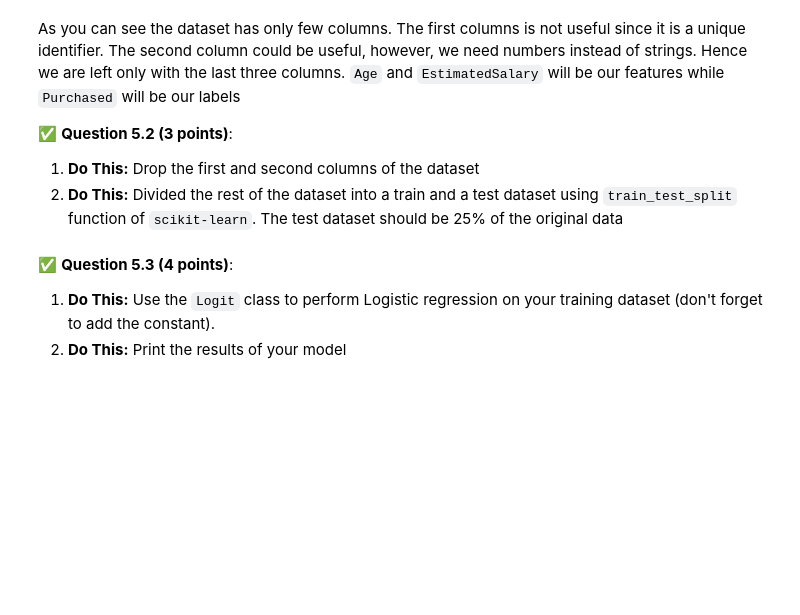
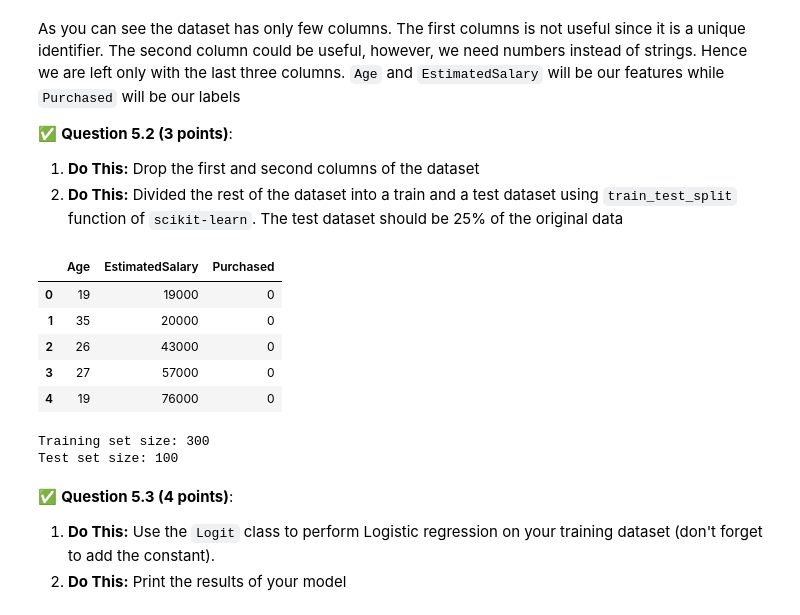
Before and after one commit to Zwillbeast659/CMSE202-f25-turnin, a Jupyter notebook: hw-03/HW-03_Regression-F25-STUDENT.ipynb, the cells around one changed output. Drawn from its saved outputs; the diff is of its cells as text; code cells hidden in the pictures; blank space fills up the shorter version.

```diff
--- a/hw-03/HW-03_Regression-F25-STUDENT.ipynb
+++ b/hw-03/HW-03_Regression-F25-STUDENT.ipynb
@@ -504,6 +514,29 @@ As you can see the dataset has only few columns. The first columns is not useful
 2. **Do This:** Divided the rest of the dataset into a train and a test dataset using `train_test_split` function of `scikit-learn`. The test dataset should be 25% of the original data
 # %%
 # Put your code here
+ads_df_clean = ads_df.drop(columns=['User ID', 'Gender'])
+ads_df_clean.head()
+# %% [output]
+|  | Age | EstimatedSalary | Purchased |
+| 0 | 19 | 19000 | 0 |
+| 1 | 35 | 20000 | 0 |
+| 2 | 26 | 43000 | 0 |
+| 3 | 27 | 57000 | 0 |
+| 4 | 19 | 76000 | 0 |
+# %%
+X = ads_df_clean[['Age', 'EstimatedSalary']]
+y = ads_df_clean['Purchased']
+
+
+X_train, X_test, y_train, y_test = train_test_split(
+    X, y, test_size=0.25, random_state=42
+)
+
+print("Training set size:", X_train.shape[0])
+print("Test set size:", X_test.shape[0])
+# %% [output]
+Training set size: 300
+Test set size: 100
 # %% [markdown]
 &#9989;  **Question 5.3 (4 points)**:
 
```
Also changed, not shown: parts of 18 cells of this notebook.
